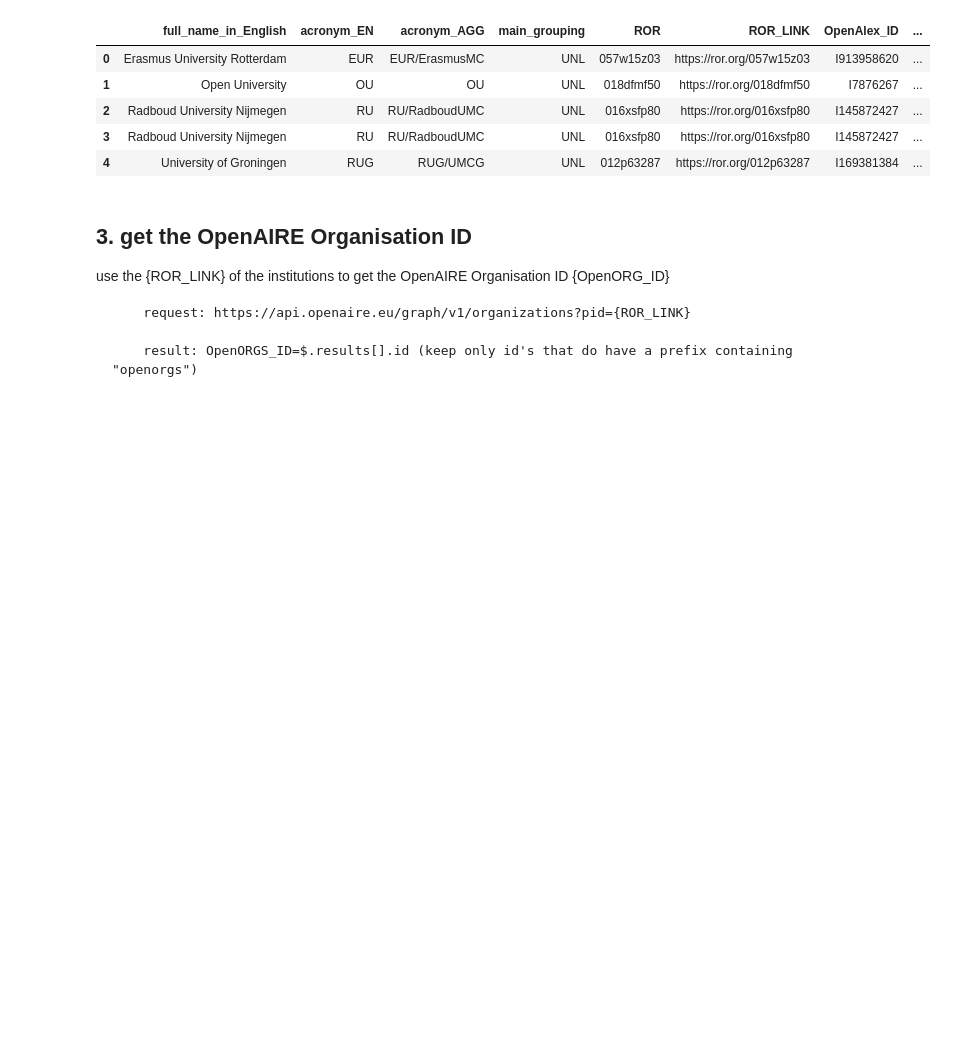
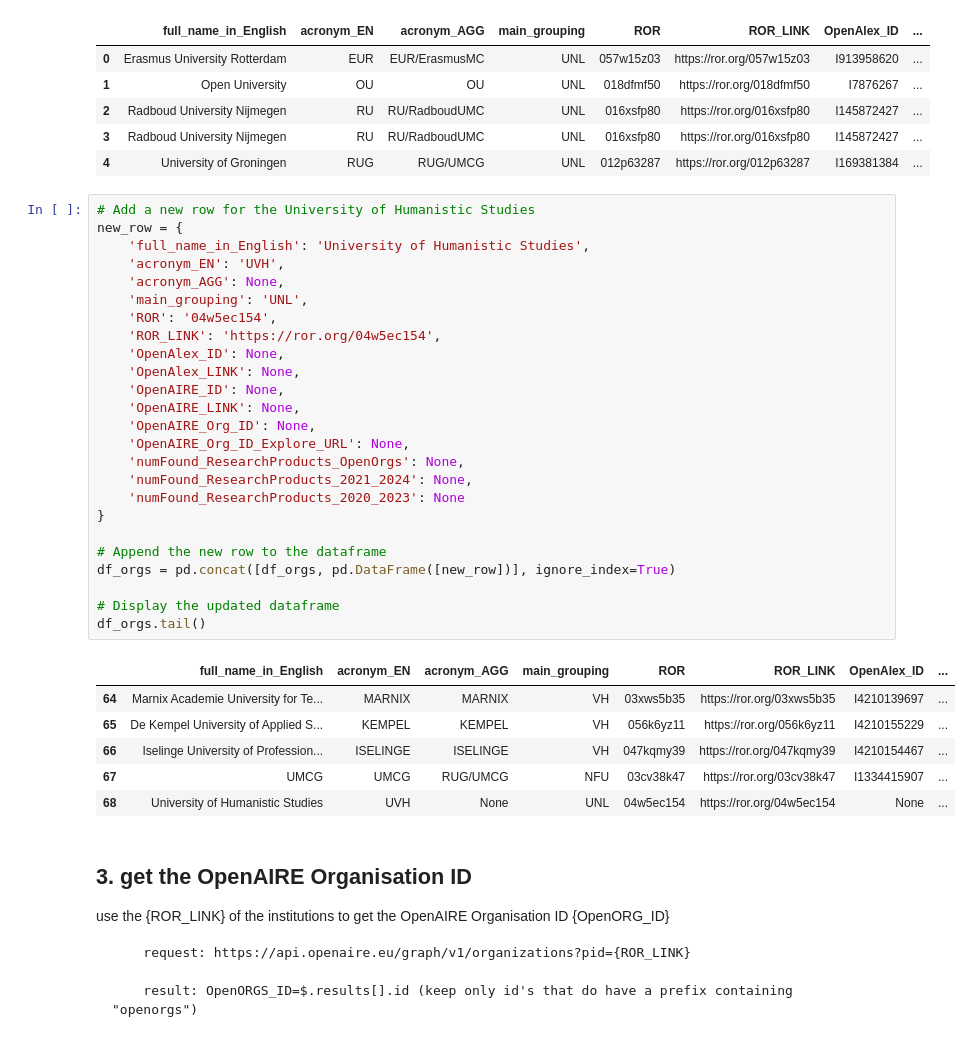
Before and after one commit to mosart/nl-portal, a Jupyter notebook: nl-metadata-stats.ipynb, the cells around one changed output. Drawn from its saved outputs; the diff is of its cells as text; blank space fills up the shorter version.

```diff
--- a/nl-metadata-stats.ipynb
+++ b/nl-metadata-stats.ipynb
@@ -72,6 +72,38 @@ df_orgs.head()
 | 2 | Radboud University Nijmegen | RU | RU/RadboudUMC | UNL | 016xsfp80 | https://ror.org/016xsfp80 | I145872427 | ... |
 | 3 | Radboud University Nijmegen | RU | RU/RadboudUMC | UNL | 016xsfp80 | https://ror.org/016xsfp80 | I145872427 | ... |
 | 4 | University of Groningen | RUG | RUG/UMCG | UNL | 012p63287 | https://ror.org/012p63287 | I169381384 | ... |
+# %%
+# Add a new row for the University of Humanistic Studies
+new_row = {
+    'full_name_in_English': 'University of Humanistic Studies',
+    'acronym_EN': 'UVH',
+    'acronym_AGG': None,
+    'main_grouping': 'UNL',
+    'ROR': '04w5ec154',
+    'ROR_LINK': 'https://ror.org/04w5ec154',
+    'OpenAlex_ID': None,
+    'OpenAlex_LINK': None,
+    'OpenAIRE_ID': None,
+    'OpenAIRE_LINK': None,
+    'OpenAIRE_Org_ID': None,
+    'OpenAIRE_Org_ID_Explore_URL': None,
+    'numFound_ResearchProducts_OpenOrgs': None,
+    'numFound_ResearchProducts_2021_2024': None,
+    'numFound_ResearchProducts_2020_2023': None
+}
+
+# Append the new row to the dataframe
+df_orgs = pd.concat([df_orgs, pd.DataFrame([new_row])], ignore_index=True)
+
+# Display the updated dataframe
+df_orgs.tail()
+# %% [output]
+|  | full_name_in_English | acronym_EN | acronym_AGG | main_grouping | ROR | ROR_LINK | OpenAlex_ID | ... |
+| 64 | Marnix Academie University for Te... | MARNIX | MARNIX | VH | 03xws5b35 | https://ror.org/03xws5b35 | I4210139697 | ... |
+| 65 | De Kempel University of Applied S... | KEMPEL | KEMPEL | VH | 056k6yz11 | https://ror.org/056k6yz11 | I4210155229 | ... |
+| 66 | Iselinge University of Profession... | ISELINGE | ISELINGE | VH | 047kqmy39 | https://ror.org/047kqmy39 | I4210154467 | ... |
+| 67 | UMCG | UMCG | RUG/UMCG | NFU | 03cv38k47 | https://ror.org/03cv38k47 | I1334415907 | ... |
+| 68 | University of Humanistic Studies | UVH | None | UNL | 04w5ec154 | https://ror.org/04w5ec154 | None | ... |
 # %% [markdown]
 ## 3. get the OpenAIRE Organisation ID
 
```
Also changed, not shown: parts of 5 cells of this notebook, 1 other file.
